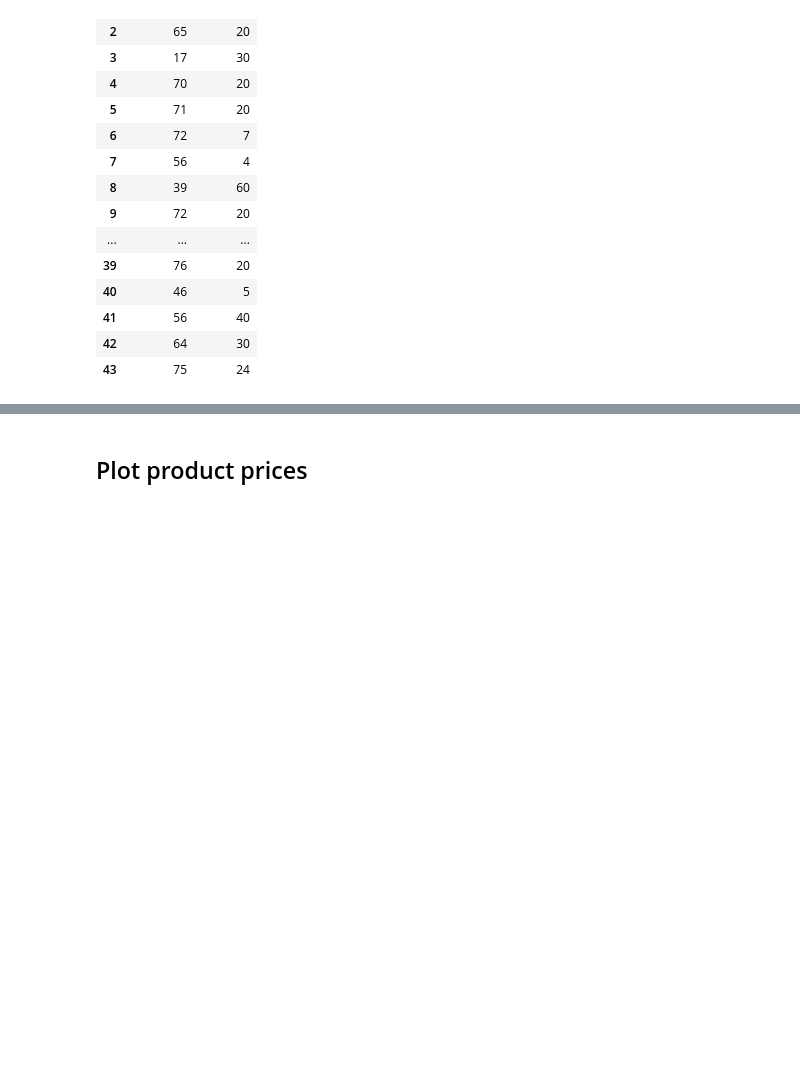
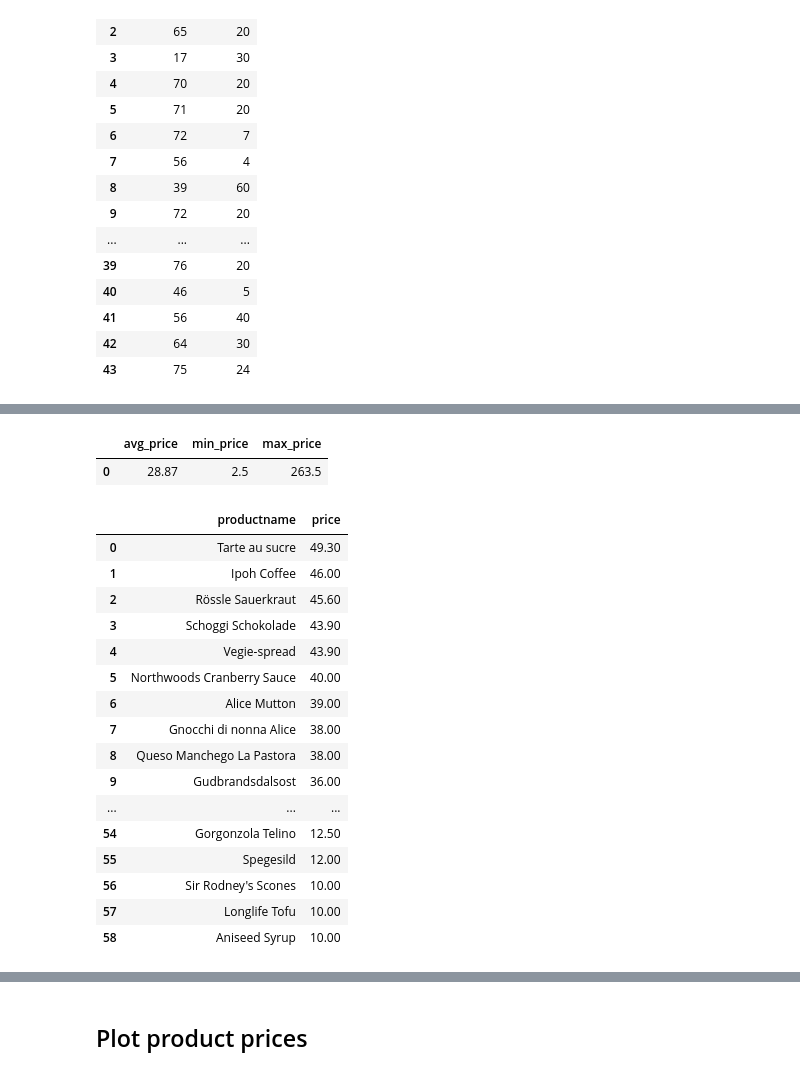
Before and after one commit to LeonCZHAW/python_postgresql_pgadmin, a Jupyter notebook: postgres_northwind_data.ipynb, the cells around one changed output, grey strips where cells are left out. Drawn from its saved outputs; the diff is of its cells as text; code cells hidden in the pictures; blank space fills up the shorter version.

```diff
--- a/postgres_northwind_data.ipynb
+++ b/postgres_northwind_data.ipynb
@@ -391,0 +444,61 @@ df_sub
+# %%
+#What is the average, minimum, and maximum price of products? Round the values to 2 decimal places.
+
+# Create SQLAlchemy Engine
+engine = create_engine(db_connection_url)
+
+# Write data to table
+df_sub = pd.read_sql_query('''
+SELECT
+    ROUND(AVG(price::numeric), 2) AS avg_price,
+    ROUND(MIN(price::numeric), 2) AS min_price,
+    ROUND(MAX(price::numeric), 2) AS max_price
+FROM products
+''', con=engine)
+
+# Dispose the engine
+engine.dispose()
+
+# Show the data
+df_sub
+# %% [output]
+|  | avg_price | min_price | max_price |
+| 0 | 28.87 | 2.5 | 263.5 |
+# %%
+# What are the products with prices between 10 and 50?
+# Round the price to 2 decimal places and sort the result by price in descending order.
+
+# Create SQLAlchemy Engine
+engine = create_engine(db_connection_url)
+
+# Write data to table
+df_sub = pd.read_sql_query('''
+SELECT productname, ROUND(price::numeric, 2) AS price
+FROM products
+WHERE price BETWEEN 10 AND 50
+ORDER BY price DESC
+''', con=engine)
+
+# Dispose the engine
+engine.dispose()
+
+# Show the data
+df_sub
+# %% [output]
+|  | productname | price |
+| 0 | Tarte au sucre | 49.30 |
+| 1 | Ipoh Coffee | 46.00 |
+| 2 | Rössle Sauerkraut | 45.60 |
+| 3 | Schoggi Schokolade | 43.90 |
+| 4 | Vegie-spread | 43.90 |
+| 5 | Northwoods Cranberry Sauce | 40.00 |
+| 6 | Alice Mutton | 39.00 |
+| 7 | Gnocchi di nonna Alice | 38.00 |
+| 8 | Queso Manchego La Pastora | 38.00 |
+| 9 | Gudbrandsdalsost | 36.00 |
+| ... | ... | ... |
+| 54 | Gorgonzola Telino | 12.50 |
+| 55 | Spegesild | 12.00 |
+| 56 | Sir Rodney's Scones | 10.00 |
+| 57 | Longlife Tofu | 10.00 |
+| 58 | Aniseed Syrup | 10.00 |
```
Also changed, not shown: parts of 12 cells of this notebook.
